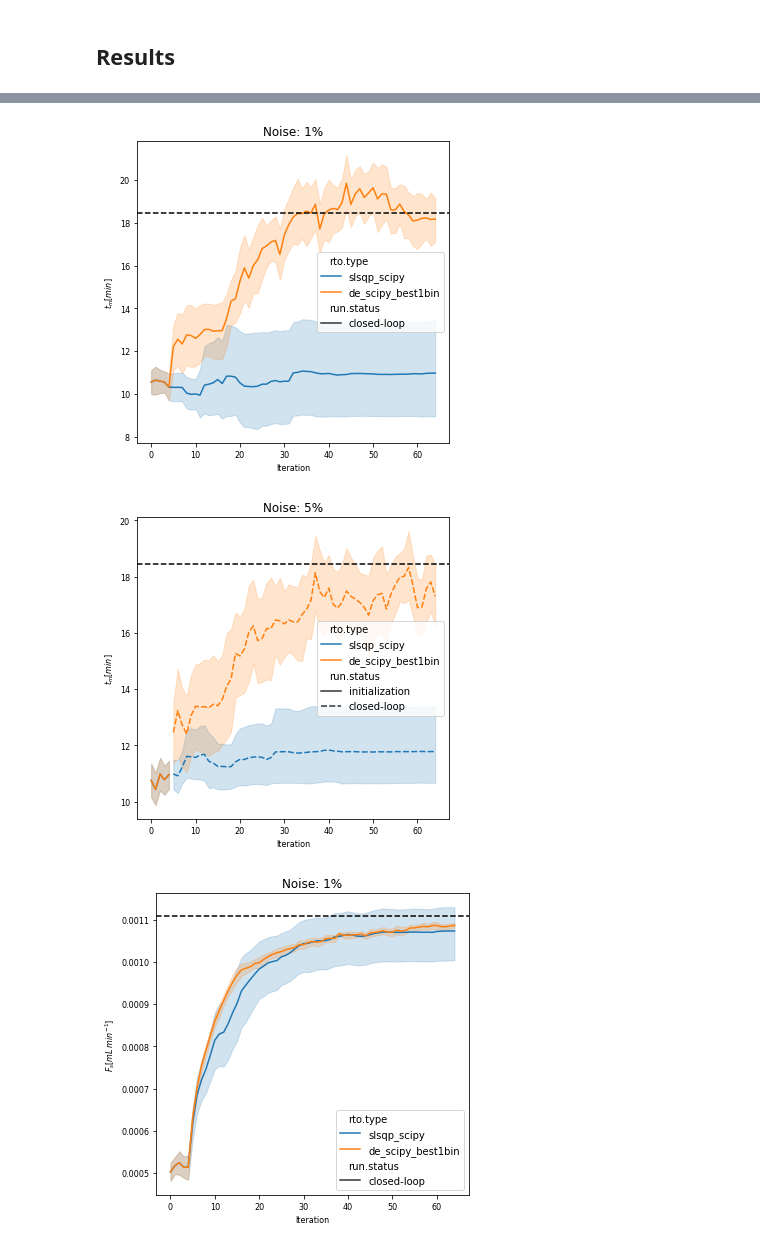
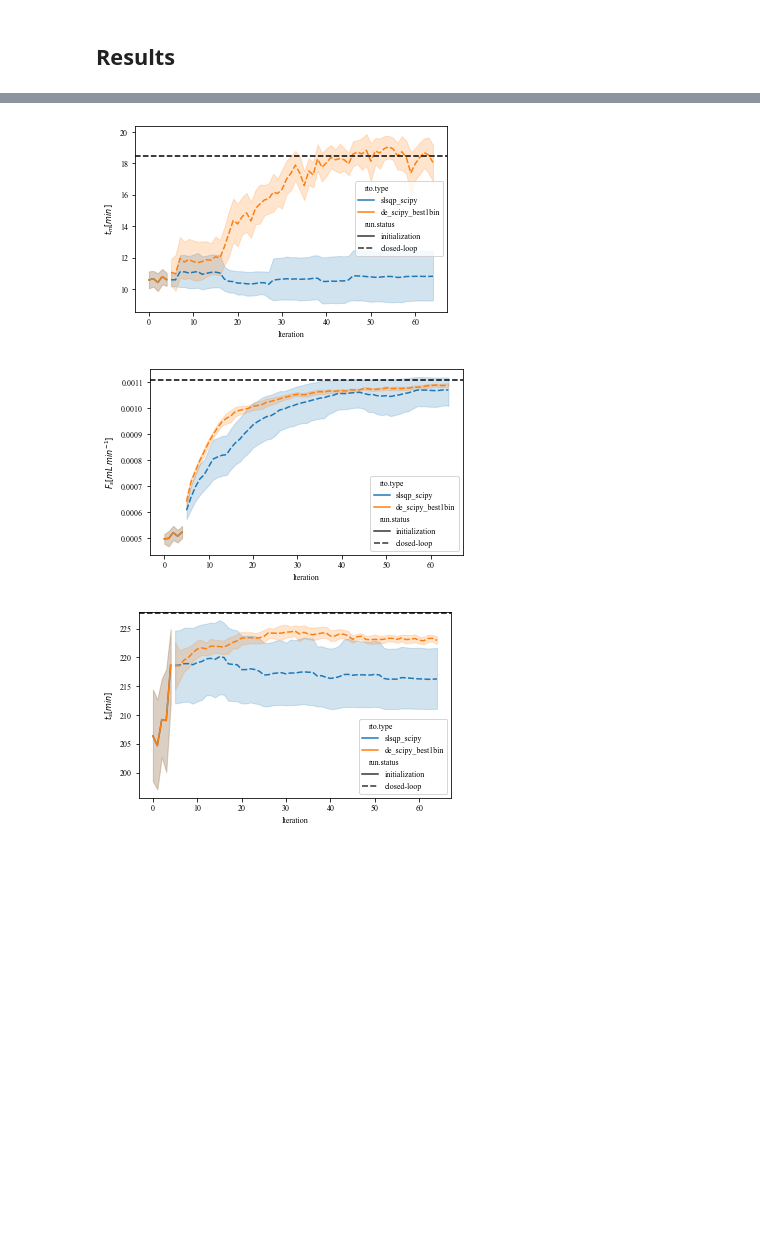
Before and after one commit to vicrsp/rto, a Jupyter notebook: src/notebooks/MA_GaussianProcesses_Partial_Results.ipynb, the cells around one changed output, grey strips where cells are left out. Saved outputs shown, nothing was run; the diff lists cells and outputs as text; code cells hidden in the pictures; blank space fills up the shorter version.

```diff
--- a/src/notebooks/MA_GaussianProcesses_Partial_Results.ipynb
+++ b/src/notebooks/MA_GaussianProcesses_Partial_Results.ipynb
@@ -67,7 +78,7 @@ def pre_process_results(all_results):
     all_results_pv['rto.type'] = all_results_pv['rto.type'].apply(lambda x: x.split('-')[2])
 
     # Convert the values
-    all_results_pv[['cost_model','cost_real','fobj_modifier']] = all_results_pv[['cost_model','cost_real','fobj_modifier']].astype('float')
+    all_results_pv[['cost_model','cost_real','fobj_modifier', 'opt_time']] = all_results_pv[['cost_model','cost_real','fobj_modifier','opt_time']].astype('float')
 
     # Extract some variables
     all_results_pv['g_0'] = all_results_pv['g_real'].apply(lambda x: float(x.split(',')[0]))
@@ -93,12 +104,16 @@ def pre_process_results(all_results):
 # Now apply the transformation
 results_exact_klast = pre_process_results(all_results_exact_klast)
 results_best1bin_klast = pre_process_results(all_results_debest1bin_klast)
-results_exact_klast_noisy = pre_process_results(all_results_exact_klast_noisy)
-results_best1bin_klast_noisy = pre_process_results(all_results_debest1bin_klast_noisy)
+
+results_exact_klast['rto.type'] = 'SQP'
+results_best1bin_klast['rto.type'] = 'DE'
+
+# results_exact_klast_noisy = pre_process_results(all_results_exact_klast_noisy)
+# results_best1bin_klast_noisy = pre_process_results(all_results_debest1bin_klast_noisy)
 
 # Join the as a single dataframe
 results_all = pd.concat([results_exact_klast, results_best1bin_klast], ignore_index=True)
-results_all_noisy = pd.concat([results_exact_klast_noisy, results_best1bin_klast_noisy], ignore_index=True)
+# results_all_noisy = pd.concat([results_exact_klast_noisy, results_best1bin_klast_noisy], ignore_index=True)
 # %% [markdown]
 ## Results
 # %%
@@ -275,31 +362,31 @@ fig.show()
 # %%
 # Plot the convergence results for the input signal
 ax, fig = plot_results(results_all, 'tm', '$t_m [min]$', title='Noise: 1%')
 ax.axhline(u_plant[0], linestyle='--', color='k')
 fig.show()
 
-ax, fig = plot_results(results_all_noisy, 'tm', '$t_m [min]$', title='Noise: 5%')
-ax.axhline(u_plant[0], linestyle='--', color='k')
-fig.show()
+# ax, fig = plot_results(results_all_noisy, 'tm', '$t_m [min]$', title='Noise: 5%')
+# ax.axhline(u_plant[0], linestyle='--', color='k')
+# fig.show()
 
 ##
 ax, fig = plot_results(results_all, 'Fs', '$F_s [mL \: min^{-1}]$', title='Noise: 1%')
 ax.axhline(u_plant[1], linestyle='--', color='k')
 fig.show()
 
-ax, fig = plot_results(results_all_noisy, 'Fs', '$F_s [mL \: min^{-1}]$', title='Noise: 5%')
-ax.axhline(u_plant[1], linestyle='--', color='k')
-fig.show()
+# ax, fig = plot_results(results_all_noisy, 'Fs', '$F_s [mL \: min^{-1}]$', title='Noise: 5%')
+# ax.axhline(u_plant[1], linestyle='--', color='k')
+# fig.show()
 
 ##
 ax, fig = plot_results(results_all, 'ts', '$t_s [min]$', title='Noise: 1%')
 ax.axhline(u_plant[2], linestyle='--', color='k')
 fig.show()
 
-ax, fig = plot_results(results_all_noisy, 'ts', '$t_s [min]$', title='Noise: 5%')
-ax.axhline(u_plant[2], linestyle='--', color='k')
-fig.show()
+# ax, fig = plot_results(results_all_noisy, 'ts', '$t_s [min]$', title='Noise: 5%')
+# ax.axhline(u_plant[2], linestyle='--', color='k')
+# fig.show()
 # %% [output]
-[figure, old version]
+[figure, new version]
-[figure, old version]
+[figure, new version]
-[figure, old version]
+[figure, new version]
```
Also changed, not shown: parts of 12 cells of this notebook, 2 other files.
